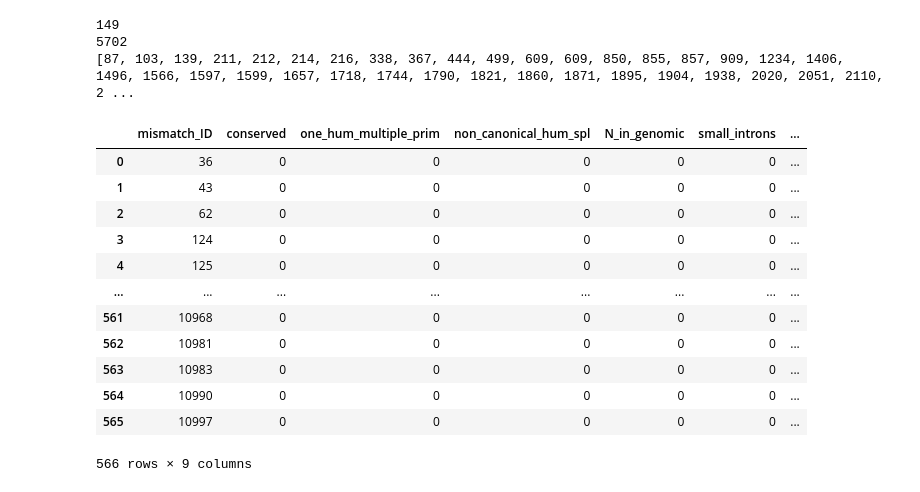
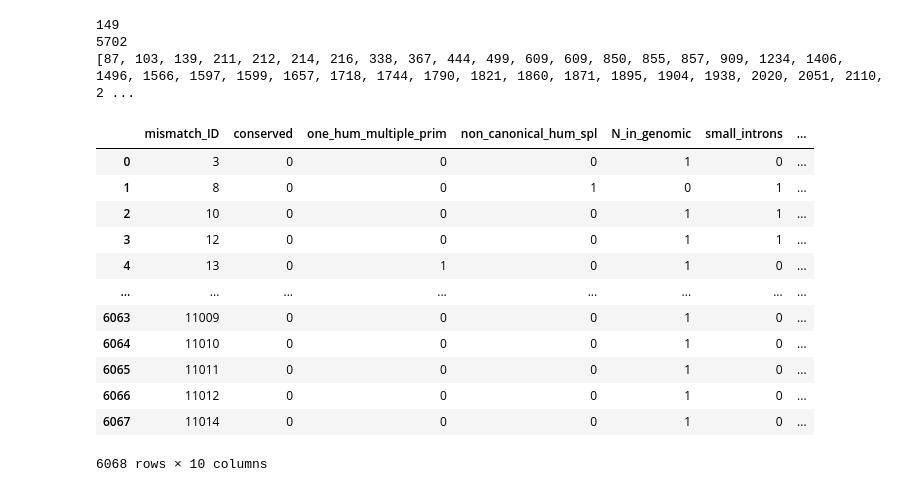
Before and after one commit to lambda-science/stage-thompson, a Jupyter notebook: notebooks/exploration/11-Mismatch_flagging.ipynb, the cells around one changed output. Cells and saved outputs as stored; diff of their text form; code cells hidden in the pictures.

```diff
--- a/notebooks/exploration/11-Mismatch_flagging.ipynb
+++ b/notebooks/exploration/11-Mismatch_flagging.ipynb
@@ -409,38 +402,39 @@ df['human_isoform_exist'] = np.where(df["mismatch_ID"].isin(index_isoform), 1, 0
 # %%
 tata = pd.read_sql_query(
 """SELECT * FROM mismatch_flag
-WHERE (repeats_prot = 1
-OR alignement_error = 1
-OR human_isoform_exist = 1)
-AND one_hum_multiple_prim = 0
-AND non_canonical_hum_spl = 0
-AND N_in_genomic = 0
-AND small_introns = 0
+WHERE one_hum_multiple_prim = 1
+OR non_canonical_hum_spl = 1
+OR N_in_genomic = 1
+OR small_introns = 1
+OR frameshift = 1
+AND repeats_prot = 0
+AND alignement_error = 0
+AND human_isoform_exist = 0
 AND conserved = 0""", conn)
 
 """
 one_hum_multiple_prim = 1
 OR non_canonical_hum_spl = 1
 OR N_in_genomic = 1
 OR small_introns = 1)
 AND (repeats_prot = 1
 OR alignement_error = 1
 OR human_isoform_exist = 1)
 OR conserved = 1
 """
 
 tata
 # %% [output]
 |  | mismatch_ID | conserved | one_hum_multiple_prim | non_canonical_hum_spl | N_in_genomic | small_introns | ... |
-| 0 | 36 | 0 | 0 | 0 | 0 | 0 | ... |
-| 1 | 43 | 0 | 0 | 0 | 0 | 0 | ... |
-| 2 | 62 | 0 | 0 | 0 | 0 | 0 | ... |
-| 3 | 124 | 0 | 0 | 0 | 0 | 0 | ... |
-| 4 | 125 | 0 | 0 | 0 | 0 | 0 | ... |
+| 0 | 3 | 0 | 0 | 0 | 1 | 0 | ... |
+| 1 | 8 | 0 | 0 | 1 | 0 | 1 | ... |
+| 2 | 10 | 0 | 0 | 0 | 1 | 1 | ... |
+| 3 | 12 | 0 | 0 | 0 | 1 | 1 | ... |
+| 4 | 13 | 0 | 1 | 0 | 1 | 0 | ... |
 | ... | ... | ... | ... | ... | ... | ... | ... |
-| 561 | 10968 | 0 | 0 | 0 | 0 | 0 | ... |
-| 562 | 10981 | 0 | 0 | 0 | 0 | 0 | ... |
-| 563 | 10983 | 0 | 0 | 0 | 0 | 0 | ... |
-| 564 | 10990 | 0 | 0 | 0 | 0 | 0 | ... |
-| 565 | 10997 | 0 | 0 | 0 | 0 | 0 | ... |
+| 6063 | 11009 | 0 | 0 | 0 | 1 | 0 | ... |
+| 6064 | 11010 | 0 | 0 | 0 | 1 | 0 | ... |
+| 6065 | 11011 | 0 | 0 | 0 | 1 | 0 | ... |
+| 6066 | 11012 | 0 | 0 | 0 | 1 | 0 | ... |
+| 6067 | 11014 | 0 | 0 | 0 | 1 | 0 | ... |
-566 rows × 9 columns
+6068 rows × 10 columns
```
Also changed, not shown: parts of 7 cells of this notebook, 7 other files.
